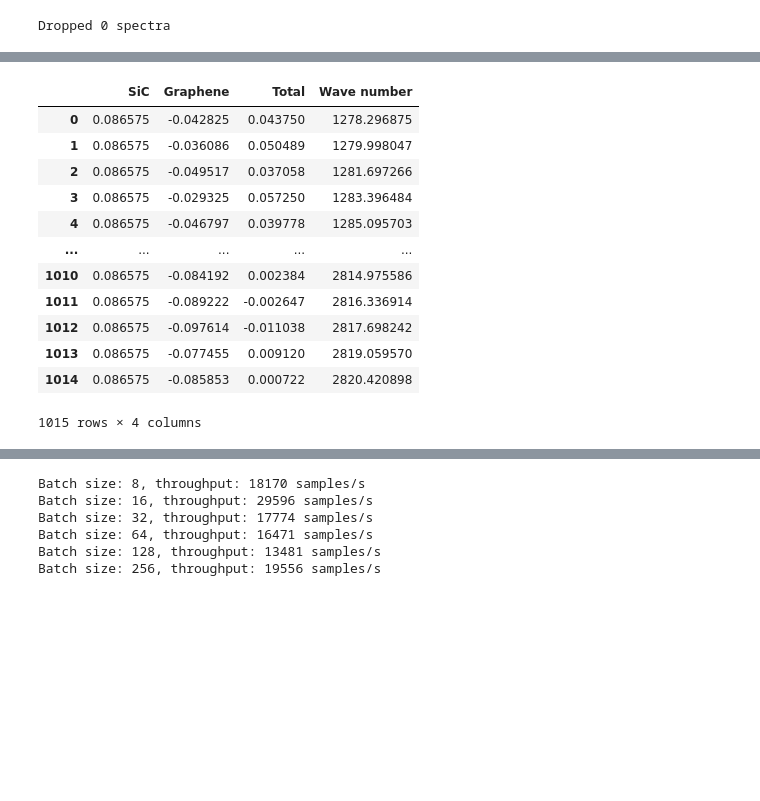
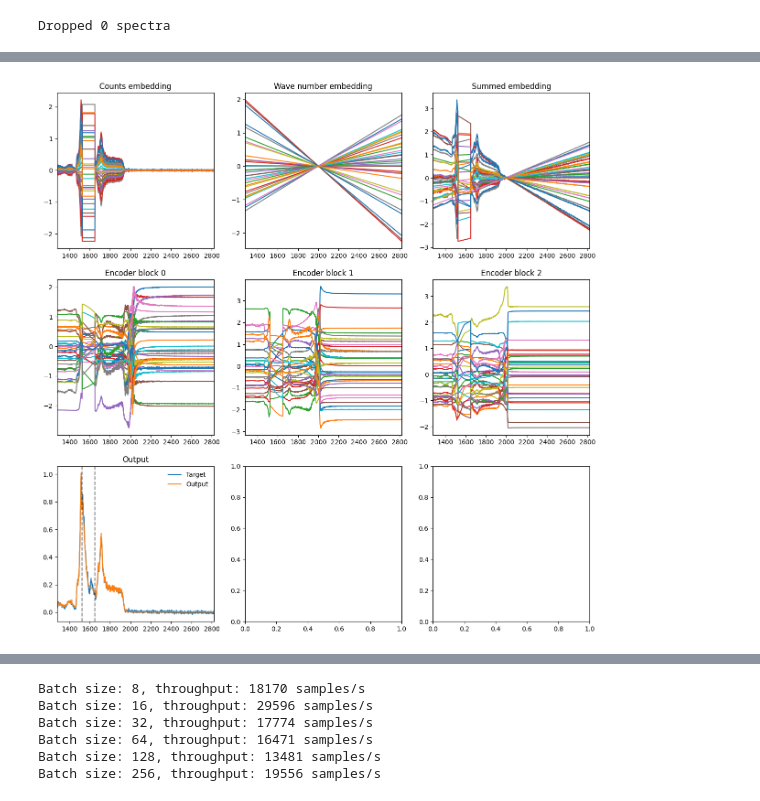
Before and after one commit to pietronvll/spectraformer, a Jupyter notebook: spectraformer/_devnb.ipynb, the cells around one changed output, grey strips where cells are left out. Drawn from its saved outputs; the diff is of its cells as text; code cells hidden in the pictures; blank space fills up the shorter version.

```diff
--- a/spectraformer/_devnb.ipynb
+++ b/spectraformer/_devnb.ipynb
@@ -231,20 +228,8 @@ def predict(apply_fn, params, spectra, wave_number):
     return pd.DataFrame(res)
 # %%
 result = predict(state.apply_fn, {'params': state.params}, dummy_batch['masked_spectra'][0], dummy_batch['wave_number'])
-# %%
-result
-# %% [output]
-|  | SiC | Graphene | Total | Wave number |
-| 0 | 0.086575 | -0.042825 | 0.043750 | 1278.296875 |
-| 1 | 0.086575 | -0.036086 | 0.050489 | 1279.998047 |
-| 2 | 0.086575 | -0.049517 | 0.037058 | 1281.697266 |
-| 3 | 0.086575 | -0.029325 | 0.057250 | 1283.396484 |
-| 4 | 0.086575 | -0.046797 | 0.039778 | 1285.095703 |
-| ... | ... | ... | ... | ... |
-| 1010 | 0.086575 | -0.084192 | 0.002384 | 2814.975586 |
-| 1011 | 0.086575 | -0.089222 | -0.002647 | 2816.336914 |
-| 1012 | 0.086575 | -0.097614 | -0.011038 | 2817.698242 |
-| 1013 | 0.086575 | -0.077455 | 0.009120 | 2819.059570 |
-| 1014 | 0.086575 | -0.085853 | 0.000722 | 2820.420898 |
-1015 rows × 4 columns
+# %%
+plot_intermediates(test_batch, state)
+# %% [output]
+[figure, added]
 # %%
```
Also changed, not shown: parts of 14 cells of this notebook.
